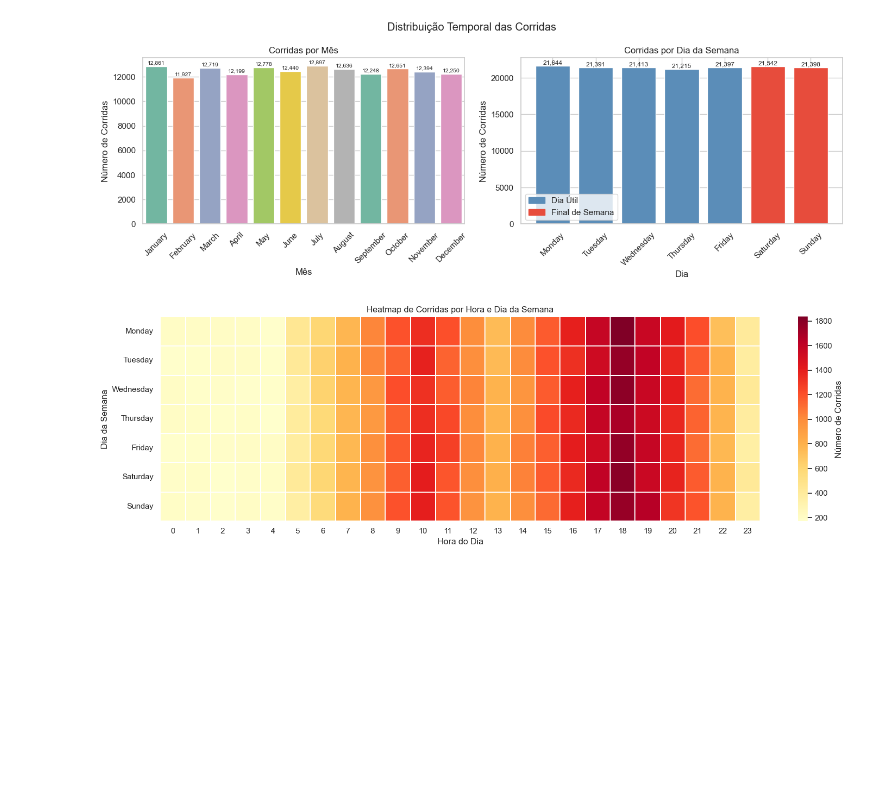
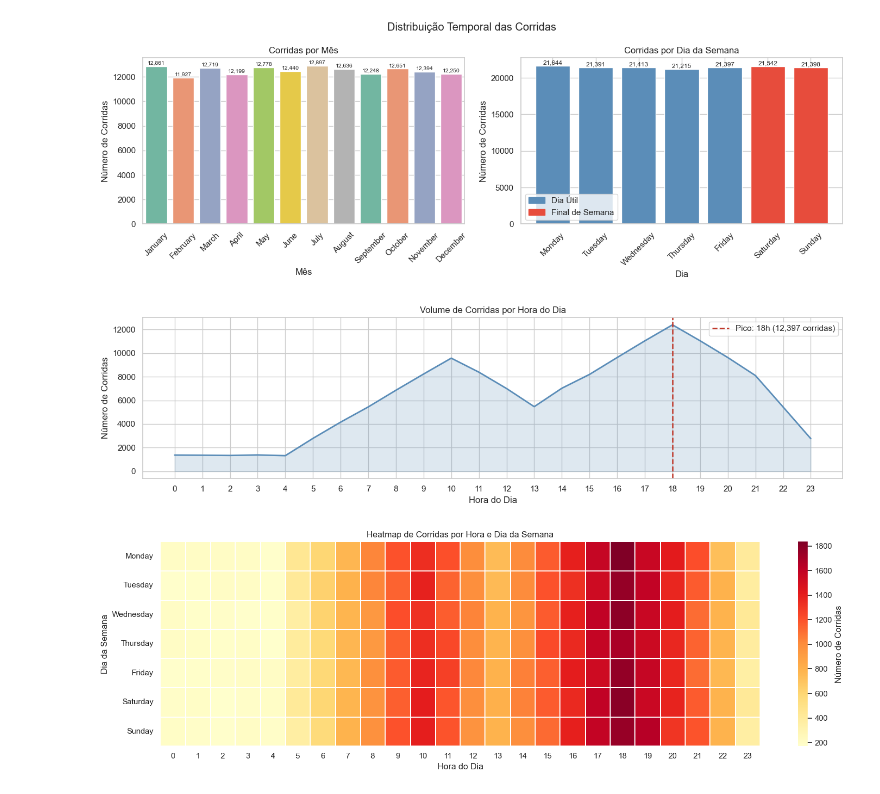
Before and after one commit to jhonatanalves/desafio_extra_lab365_senai, a Jupyter notebook: notebooks/eda_ncr_ride_bookings.ipynb, the cells around one changed output. Drawn from its saved outputs; the diff is of its cells as text; code cells hidden in the pictures; blank space fills up the shorter version.

```diff
--- a/notebooks/eda_ncr_ride_bookings.ipynb
+++ b/notebooks/eda_ncr_ride_bookings.ipynb
@@ -430,6 +430,27 @@ plt.savefig('../visualizacoes/05_barplot_mes_dia_semana.png', dpi=150, bbox_inch
 plt.show()
 # %% [output]
 [figure]
+# %%
+# Volume de corridas por hora do dia
+hour_counts = df.groupby('hour')['booking_id'].count()
+
+fig, ax = plt.subplots(figsize=(14, 4))
+ax.plot(hour_counts.index, hour_counts.values,
+        color='#5b8db8', linewidth=2)
+ax.fill_between(hour_counts.index, hour_counts.values,
+                alpha=0.2, color='#5b8db8')
+ax.axvline(18, color='#c0392b', linestyle='--',
+           linewidth=1.8, label=f'Pico: 18h ({hour_counts[18]:,} corridas)')
+ax.set_title("Volume de Corridas por Hora do Dia")
+ax.set_xlabel("Hora do Dia")
+ax.set_ylabel("Número de Corridas")
+ax.set_xticks(range(0, 24))
+ax.legend()
+plt.tight_layout()
+plt.savefig('../visualizacoes/06_lineplot_volume_hora.png', dpi=150, bbox_inches='tight')
+plt.show()
+# %% [output]
+[figure, added]
 # %%
 # Heatmap de volume de corridas por hora e dia da semana
 day_order = ['Monday','Tuesday','Wednesday','Thursday',
```
Also changed, not shown: parts of 11 cells of this notebook, 12 other files.
